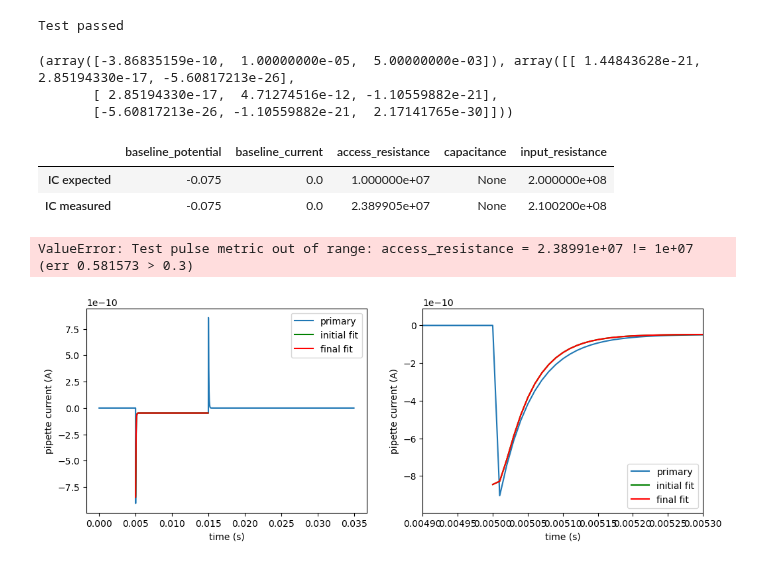
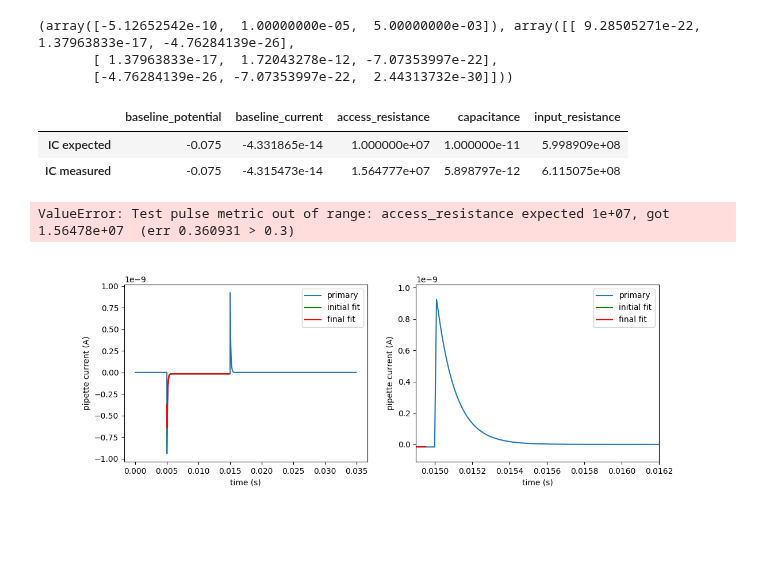
Before and after one commit to AllenInstitute/neuroanalysis, a Jupyter notebook: examples/test_pulse_analysis.ipynb, the cells around one changed output. Drawn from its saved outputs; the diff is of its cells as text; code cells hidden in the pictures; blank space fills up the shorter version.

```diff
--- a/examples/test_pulse_analysis.ipynb
+++ b/examples/test_pulse_analysis.ipynb
@@ -10,6 +18,4 @@ model_cell = ModelCell()
 # %%
-
-
 def test_test_pulse():
     # Just test against a simple R/C circuit attached to a pipette
     model_cell.enable_mechs(['leak'])
@@ -19,10 +25,11 @@ def test_test_pulse():
     check_analysis(tp, model_cell)
 
 
-
-def create_test_pulse(start=5*ms, pdur=10*ms, pamp=-10*pA, mode='ic', dt=10*us, r_access=10*MOhm, noise=5*pA):
+def create_test_pulse(start=5*ms, pdur=10*ms, pamp=-10*pA, mode='ic', dt=10*us, r_access=10*MOhm, noise=5*pA, cpip=0.5*pF, cmem=50*pF):
     # update patch pipette access resistance
     model_cell.clamp.ra = r_access
+    model_cell.clamp.cpip = cpip
+    model_cell.soma.cap = cmem
 
     # update noise amplitude
     model_cell.mechs['noise'].stdev = noise
@@ -58,14 +65,14 @@ def expected_testpulse_values(cell):
             'baseline_potential': model_cell.clamp.holding['vc'],
             'baseline_current': model_cell.resting_current(),
             'access_resistance': model_cell.clamp.ra,
-            'capacitance': None,
+            'capacitance': model_cell.soma.cap,
         }
     values['input_resistance'] = model_cell.input_resistance()
 
     return values
 
 
-def check_analysis(tp, cell):
+def check_analysis(tp: PatchClampTestPulse, cell: ModelCell):
     measured = tp.analysis
     expected = expected_testpulse_values(cell)
 
@@ -78,13 +85,18 @@ def check_analysis(tp, cell):
         'capacitance': 0.3,
     }
 
-    for k,v1 in expected.items():
+    for k, v1 in expected.items():
         v2 = measured[k]
         if v1 is None:
-            assert v2 is None
+            assert v2 is None, f"Test pulse metric {k} expected None, got {v2}"
             continue
-        err = abs((v1 - v2) / v2)
+        elif v2 is None:
+            raise ValueError(f"Test pulse metric missing: {k} expected {v1:g}")
+        elif v2 == 0:
+            err = abs(v1 - v2)
+        else:
+            err = abs((v1 - v2) / v2)
         if err > err_tolerance[k]:
-            raise ValueError("Test pulse metric out of range: %s = %g != %g"
-                "  (err %g > %g)" % (k, v2, v1, err, err_tolerance[k]))
+            raise ValueError(
+                f"Test pulse metric out of range: {k} expected {v1:g}, got {v2:g}  (err {err:g} > {err_tolerance[k]:g})")
 # %%
@@ -143,50 +145,48 @@ Test passed
 # %%
 check_analysis(tp, model_cell)
 print("Test passed")
-# %% [output]
-Test passed
 # %%
 # Just test against a simple R/C circuit attached to a pipette
-model_cell.enable_mechs(['leak'])
+model_cell.enable_mechs(['leak', 'lgkfast', 'lgkslow', 'lgkna'])
 model_cell.recording_noise = False
 
-tp = create_test_pulse(pamp=-10*mV, mode='vc', r_access=10*MOhm)
+tp = create_test_pulse(pamp=-10*mV, mode='vc', r_access=10*MOhm, cpip=5*pF, cmem=10*pF)
 tp._analyze()
 
 name, units = ('pipette potential', 'V') if tp.clamp_mode == 'ic' else ('pipette current', 'A')
 
 fig, axes = plt.subplots(1, 2, figsize=(12, 4))
 for ax in axes:
     ax.plot(tp['primary'].time_values, tp['primary'].data, label='primary')
     ax.plot(tp.initial_fit_trace.time_values, tp.initial_fit_trace.data, 'g', label='initial fit')
     ax.plot(tp.fit_trace.time_values, tp.fit_trace.data, 'r', label='final fit')
     ax.set_xlabel('time (s)')
     ax.set_ylabel(name + ' (' + units + ')')
     ax.legend()
 
 # plot an expanded region near the pulse start
-pstart = tp['primary'].t0 + tp.stimulus.start_time
-axes[1].set_xlim(pstart - .1*ms, pstart + .3*ms)
+pstart = tp['primary'].t0 + tp.stimulus.start_time + tp.stimulus.duration
+axes[1].set_xlim(pstart - .1*ms, pstart + 1.2*ms)
 rgn = tp['primary'].time_slice(pstart - .1*ms, pstart + .3*ms)
 mnmax = rgn.data.min(), rgn.data.max()
 axes[1].set_ylim(mnmax[0] - 0.1*(mnmax[1]-mnmax[0]), mnmax[1] + 0.1*(mnmax[1]-mnmax[0]))
 
 
 df = pandas.DataFrame()
 for k,v in expected_testpulse_values(model_cell).items():
     df[k] = [v, tp.analysis[k]]
 # label df rows
 df.index = ['IC expected', 'IC measured']
 display(df)
 
 check_analysis(tp, model_cell)
 print("Test passed")
 # %% [output]
-(array([-3.86835159e-10,  1.00000000e-05,  5.00000000e-03]), array([[ 1.44843628e-21,  2.85194330e-17, -5.60817213e-26],
-       [ 2.85194330e-17,  4.71274516e-12, -1.10559882e-21],
-       [-5.60817213e-26, -1.10559882e-21,  2.17141765e-30]]))
+(array([-5.12652542e-10,  1.00000000e-05,  5.00000000e-03]), array([[ 9.28505271e-22,  1.37963833e-17, -4.76284139e-26],
+       [ 1.37963833e-17,  1.72043278e-12, -7.07353997e-22],
+       [-4.76284139e-26, -7.07353997e-22,  2.44313732e-30]]))
 |  | baseline_potential | baseline_current | access_resistance | capacitance | input_resistance |
-| IC expected | -0.075 | 0.0 | 1.000000e+07 | None | 2.000000e+08 |
-| IC measured | -0.075 | 0.0 | 2.389905e+07 | None | 2.100200e+08 |
+| IC expected | -0.075 | -4.331865e-14 | 1.000000e+07 | 1.000000e-11 | 5.998909e+08 |
+| IC measured | -0.075 | -4.315473e-14 | 1.564777e+07 | 5.898797e-12 | 6.115075e+08 |
-ValueError: Test pulse metric out of range: access_resistance = 2.38991e+07 != 1e+07  (err 0.581573 > 0.3)
+ValueError: Test pulse metric out of range: access_resistance expected 1e+07, got 1.56478e+07  (err 0.360931 > 0.3)
-[figure, old version]
+[figure, new version]
```
Also changed, not shown: parts of 3 cells of this notebook, 9 other files.
